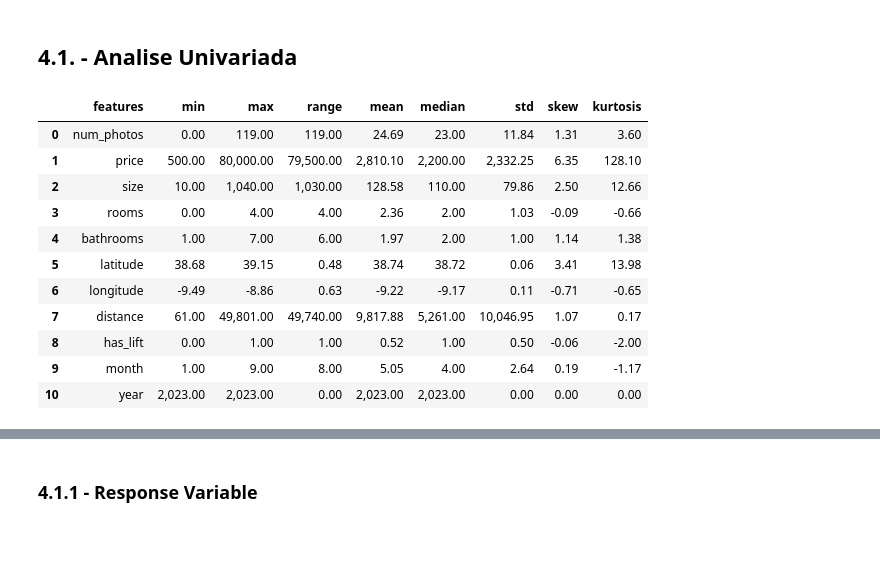
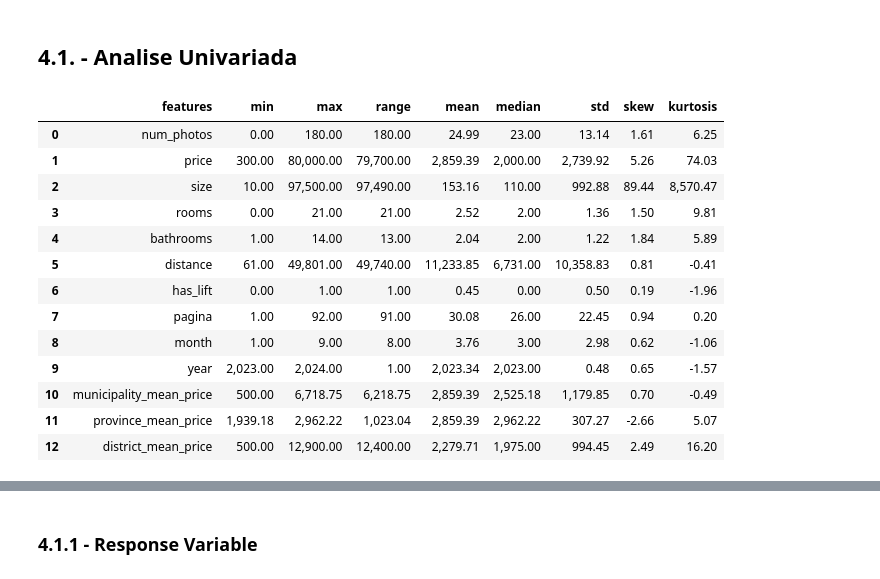
Before and after one commit to OscarFantozzi/Real-Estate-Lisbon, a Jupyter notebook: prices_rent_idealista.ipynb, the cells around one changed output, grey strips where cells are left out. Drawn from its saved outputs; the diff is of its cells as text; code cells hidden in the pictures; blank space fills up the shorter version.

```diff
--- a/prices_rent_idealista.ipynb
+++ b/prices_rent_idealista.ipynb
@@ -429,2 +455,4 @@ df1['parking_space'] = df1['parking_space'].apply( lambda x: 0 if pd.isna( x ) e
+# %%
+df1 = fill_na( df1 )
 # %% [markdown]
 ## 1.5.1 - Excluindo colunas irrelevantes
@@ -512,0 +659,6 @@ df2 = df2.drop( 'datetime_scrapy', axis = 1 )
+# %%
+df_mean_region = pd.read_csv( 'datasets/df_region.csv' )
+
+
+df2 = feature_engineering( df = df2 ,
+                          df_region= df_mean_region, merge_datasets= True, transform_data= True)
@@ -514,13 +668,26 @@ df2 = df2.drop( 'datetime_scrapy', axis = 1 )
 # 3.0 Filtragem de Variáveis
 # %%
 df3 = df2.copy()
+# %%
+def filter_variables(df, filter_variables = False):
+
+    if filter_variables:
+
+        # Vou querer saber somente os preços na province de Lisboa
+        df = df.loc[ df['province'] == 'Lisboa' , :  ]
+
+        # vou querer somente as habitações que tenham de 0 a no máximo 4 quartos
+        df = df.loc[ df['rooms'].isin( [ 0,1,2,3,4 ] ) , : ]
+
+        print('Variavies filtradas')
+
+        return df
+
+    else:
+
+        print('Variavies não filtradas')
+
+        return df
 # %%
-# Vou querer saber somente os preços na province de Lisboa
-df3 = df3.loc[ df3['province'] == 'Lisboa' , :  ]
-
-# vou querer somente as habitações que tenham de 0 a no máximo 4 quartos
-df3 = df3.loc[ df3['rooms'].isin( [ 0,1,2,3,4 ] ) , : ]
-
-colunas =[ 'property_code','pagina' ]
-
-df3 = df3.drop( colunas , axis = 1 )
+# vou manter filter_variables = False neste ciclo
+df3 = filter_variables( df3 )
@@ -532,17 +701,19 @@ df4 = df3.copy()
 ## 4.1. - Analise Univariada
 # %%
 # verifico as informações estatísticas
-stats( df4 )
+stats( df4 , ['latitude','longitude'])
 # %% [output]
 |  | features | min | max | range | mean | median | std | skew | kurtosis |
-| 0 | num_photos | 0.00 | 119.00 | 119.00 | 24.69 | 23.00 | 11.84 | 1.31 | 3.60 |
-| 1 | price | 500.00 | 80,000.00 | 79,500.00 | 2,810.10 | 2,200.00 | 2,332.25 | 6.35 | 128.10 |
-| 2 | size | 10.00 | 1,040.00 | 1,030.00 | 128.58 | 110.00 | 79.86 | 2.50 | 12.66 |
-| 3 | rooms | 0.00 | 4.00 | 4.00 | 2.36 | 2.00 | 1.03 | -0.09 | -0.66 |
-| 4 | bathrooms | 1.00 | 7.00 | 6.00 | 1.97 | 2.00 | 1.00 | 1.14 | 1.38 |
-| 5 | latitude | 38.68 | 39.15 | 0.48 | 38.74 | 38.72 | 0.06 | 3.41 | 13.98 |
-| 6 | longitude | -9.49 | -8.86 | 0.63 | -9.22 | -9.17 | 0.11 | -0.71 | -0.65 |
-| 7 | distance | 61.00 | 49,801.00 | 49,740.00 | 9,817.88 | 5,261.00 | 10,046.95 | 1.07 | 0.17 |
-| 8 | has_lift | 0.00 | 1.00 | 1.00 | 0.52 | 1.00 | 0.50 | -0.06 | -2.00 |
-| 9 | month | 1.00 | 9.00 | 8.00 | 5.05 | 4.00 | 2.64 | 0.19 | -1.17 |
-| 10 | year | 2,023.00 | 2,023.00 | 0.00 | 2,023.00 | 2,023.00 | 0.00 | 0.00 | 0.00 |
+| 0 | num_photos | 0.00 | 180.00 | 180.00 | 24.99 | 23.00 | 13.14 | 1.61 | 6.25 |
+| 1 | price | 300.00 | 80,000.00 | 79,700.00 | 2,859.39 | 2,000.00 | 2,739.92 | 5.26 | 74.03 |
+| 2 | size | 10.00 | 97,500.00 | 97,490.00 | 153.16 | 110.00 | 992.88 | 89.44 | 8,570.47 |
+| 3 | rooms | 0.00 | 21.00 | 21.00 | 2.52 | 2.00 | 1.36 | 1.50 | 9.81 |
+| 4 | bathrooms | 1.00 | 14.00 | 13.00 | 2.04 | 2.00 | 1.22 | 1.84 | 5.89 |
+| 5 | distance | 61.00 | 49,801.00 | 49,740.00 | 11,233.85 | 6,731.00 | 10,358.83 | 0.81 | -0.41 |
+| 6 | has_lift | 0.00 | 1.00 | 1.00 | 0.45 | 0.00 | 0.50 | 0.19 | -1.96 |
+| 7 | pagina | 1.00 | 92.00 | 91.00 | 30.08 | 26.00 | 22.45 | 0.94 | 0.20 |
+| 8 | month | 1.00 | 9.00 | 8.00 | 3.76 | 3.00 | 2.98 | 0.62 | -1.06 |
+| 9 | year | 2,023.00 | 2,024.00 | 1.00 | 2,023.34 | 2,023.00 | 0.48 | 0.65 | -1.57 |
+| 10 | municipality_mean_price | 500.00 | 6,718.75 | 6,218.75 | 2,859.39 | 2,525.18 | 1,179.85 | 0.70 | -0.49 |
+| 11 | province_mean_price | 1,939.18 | 2,962.22 | 1,023.04 | 2,859.39 | 2,962.22 | 307.27 | -2.66 | 5.07 |
+| 12 | district_mean_price | 500.00 | 12,900.00 | 12,400.00 | 2,279.71 | 1,975.00 | 994.45 | 2.49 | 16.20 |
```
Also changed, not shown: parts of 81 cells of this notebook, 13 other files.
